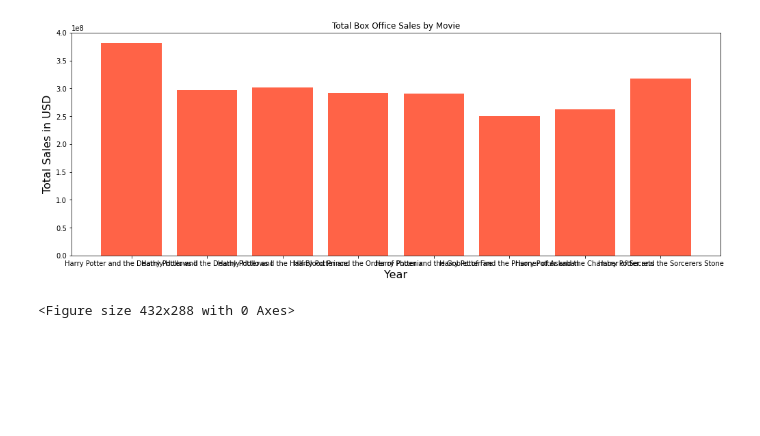
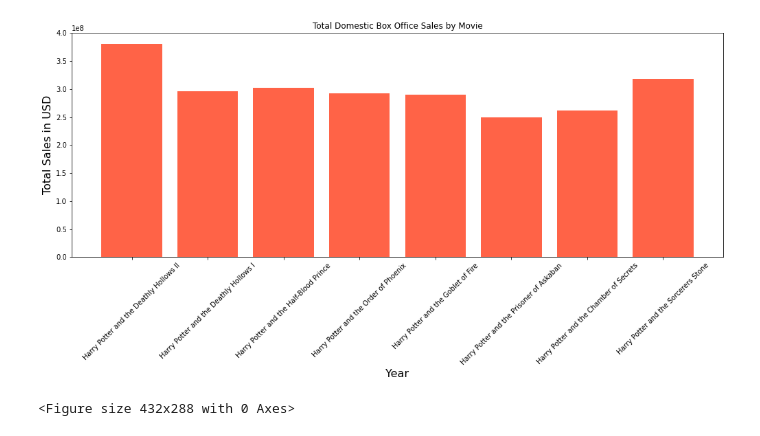
Before and after one commit to ta-data-bcn/Project-Week-3-Data-Thieves, a Jupyter notebook: your-project/Vicky's work/Harry Potter Data Webscraping.ipynb, the cells around one changed output. Drawn from its saved outputs; the diff is of its cells as text; code cells hidden in the pictures; blank space fills up the shorter version.

```diff
--- a/your-project/Vicky's work/Harry Potter Data Webscraping.ipynb
+++ b/your-project/Vicky's work/Harry Potter Data Webscraping.ipynb
@@ -235,13 +236,14 @@ plt.clf()
 # %%
 plt.figure(figsize=(17,6))
 x = movie_book_sales.Title
 y = movie_book_sales.Domestic_Boxoffice_Sales
 plt.bar(x,y, color = 'tomato', label = 'Total Box Office Dom Sales')
 plt.xlabel('Year', fontsize = 16)
 plt.ylabel('Total Sales in USD', fontsize = 16)
-plt.title('Total Box Office Sales by Movie')
+plt.xticks(rotation=45)
+plt.title('Total Domestic Box Office Sales by Movie')
 plt.show()
 plt.clf()
 # %% [output]
-[figure, old version]
+[figure, new version]
 <Figure size 432x288 with 0 Axes>
```
Also changed, not shown: parts of 7 cells of this notebook, 2 other files.
